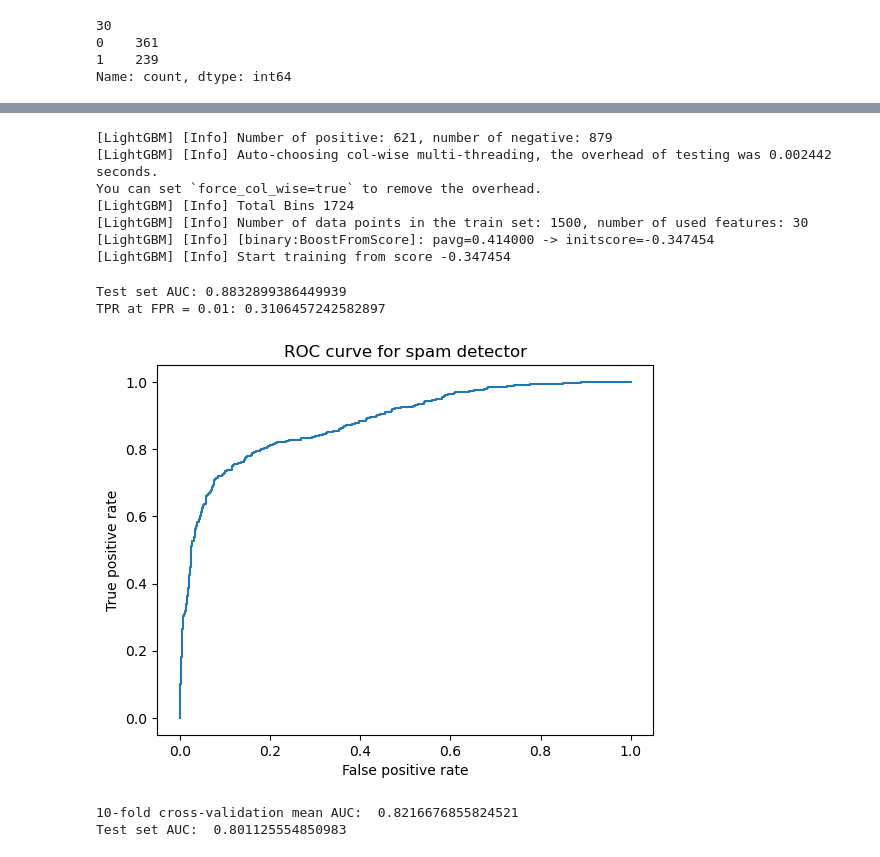
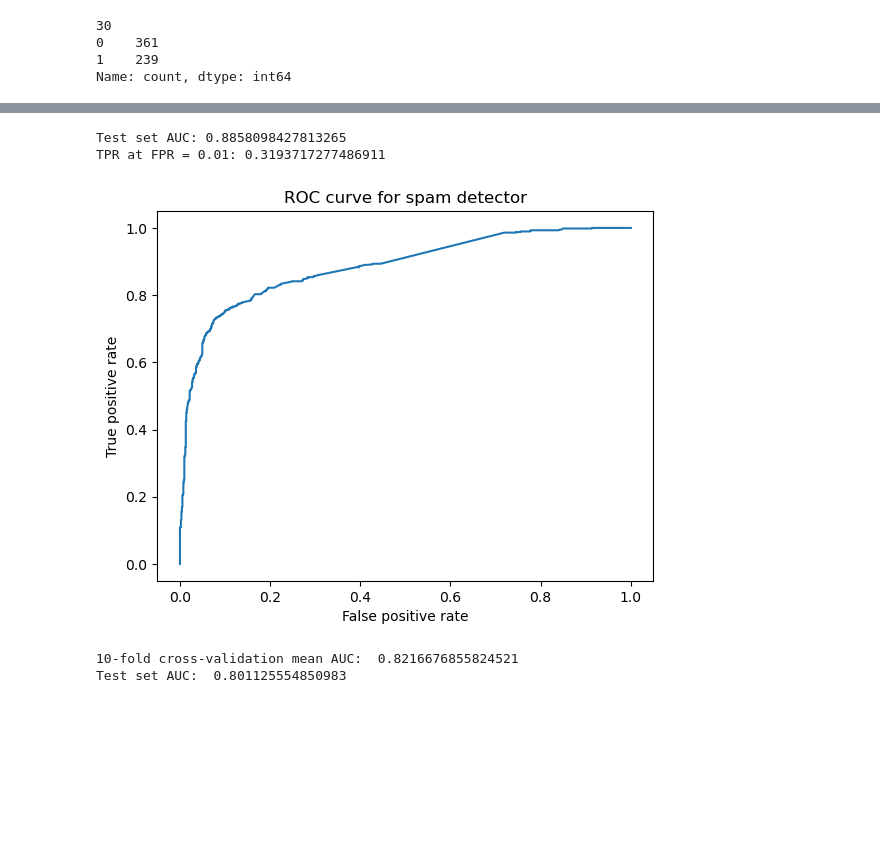
Before and after one commit to emihutter7/CSDS-340-Case-Study-1, a Jupyter notebook: CSDS340Case1.ipynb, the cells around one changed output, grey strips where cells are left out. Drawn from its saved outputs; the diff is of its cells as text; code cells hidden in the pictures; blank space fills up the shorter version.

Commit message:
Add files via upload
Added hyperparameter tuning for LightGBM, XGBoost, CatBoost, and RandomForestClassifier.

```diff
--- a/CSDS340Case1.ipynb
+++ b/CSDS340Case1.ipynb
@@ -750,46 +1146,39 @@ def tprAtFPR(labels,outputs,desiredFPR):
 
 def predictTest(trainFeatures,trainLabels,testFeatures):
 
-    model = lgb.LGBMClassifier(random_state=42)
+    model = lgb.LGBMClassifier(**lightbgm_params)
     model.fit(trainFeatures,trainLabels)
     # Use predict_proba() rather than predict() to use probabilities rather
     # than estimated class labels as outputs
     testOutputs = model.predict_proba(testFeatures)[:,1]
     return testOutputs
 
 trainData = np.loadtxt(trainDataFilename,delimiter=',')
 testData = np.loadtxt(testDataFilename,delimiter=',')
 
 
 # Separate labels (last column) from training and test data
 trainFeatures = trainData[:,:-1]
 trainLabels = trainData[:,-1]
 testFeatures = testData[:,:-1]
 testLabels = testData[:,-1]
 
 
 
 testOutputs = predictTest(trainFeatures,trainLabels,testFeatures)
 aucTestRun = roc_auc_score(testLabels,testOutputs)
 tprAtDesiredFPR,fpr,tpr = tprAtFPR(testLabels,testOutputs,desiredFPR)
 plt.plot(fpr,tpr)
 print(f'Test set AUC: {aucTestRun}')
 print(f'TPR at FPR = {desiredFPR}: {tprAtDesiredFPR}')
 plt.xlabel('False positive rate')
 plt.ylabel('True positive rate')
 plt.title('ROC curve for spam detector')
 plt.show()
 # %% [output]
-[LightGBM] [Info] Number of positive: 621, number of negative: 879
-[LightGBM] [Info] Auto-choosing col-wise multi-threading, the overhead of testing was 0.002442 seconds.
-You can set `force_col_wise=true` to remove the overhead.
-[LightGBM] [Info] Total Bins 1724
-[LightGBM] [Info] Number of data points in the train set: 1500, number of used features: 30
-[LightGBM] [Info] [binary:BoostFromScore]: pavg=0.414000 -> initscore=-0.347454
-[LightGBM] [Info] Start training from score -0.347454
+Test set AUC: 0.8858098427813265
+TPR at FPR = 0.01: 0.3193717277486911
-Test set AUC: 0.8832899386449939
-TPR at FPR = 0.01: 0.3106457242582897
-[figure, old version]
+[figure, new version]
 # %%
 # -*- coding: utf-8 -*-
 """
```
Also changed, not shown: parts of 22 cells of this notebook.
